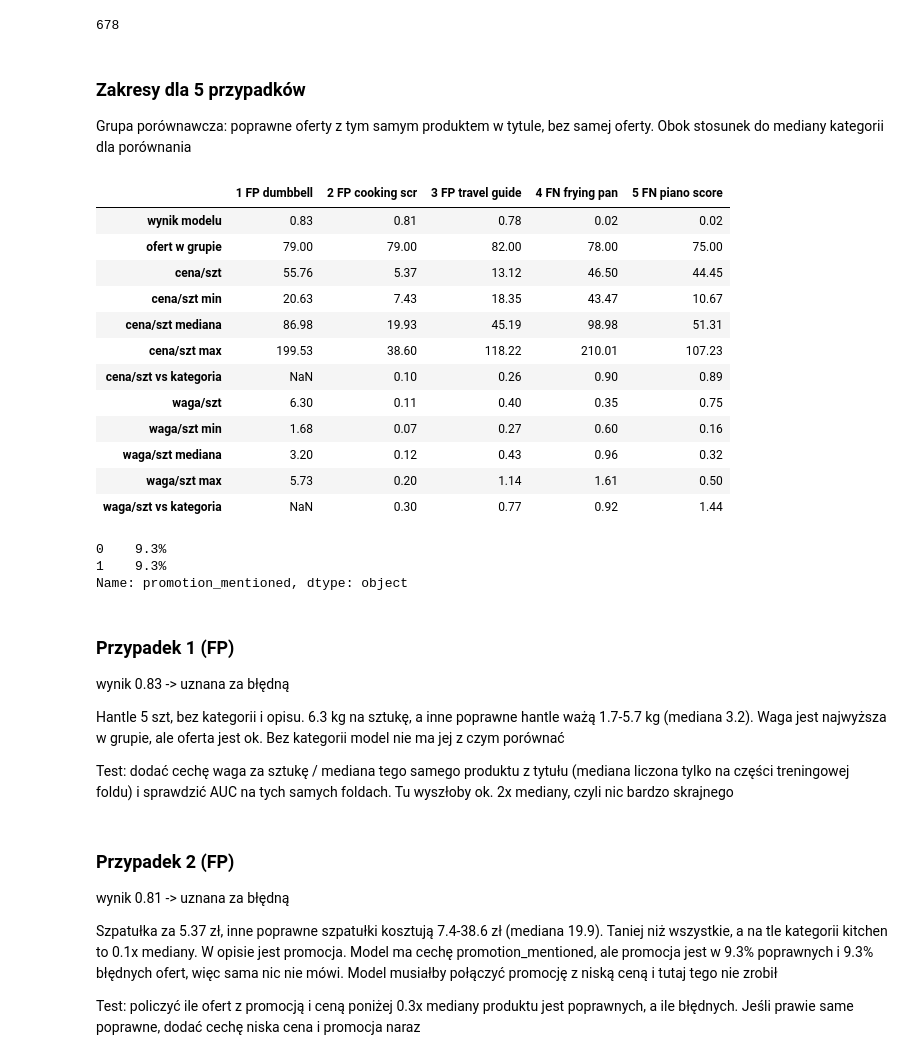
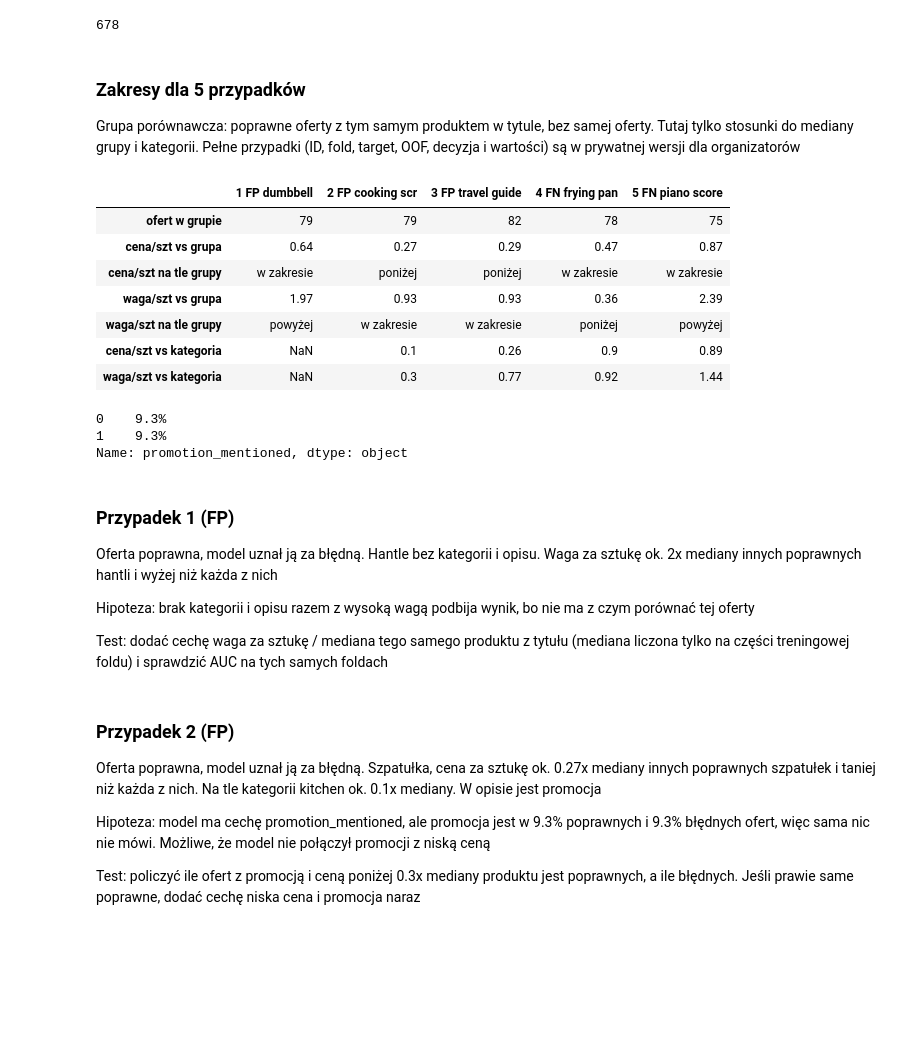
Before and after one commit to KrystianRodziewicz/catalogue-errors, a Jupyter notebook: notebooks/eda.ipynb, the cells around one changed output. Saved outputs shown, nothing was run; the diff lists cells and outputs as text; code cells hidden in the pictures; blank space fills up the shorter version.

```diff
--- a/notebooks/eda.ipynb
+++ b/notebooks/eda.ipynb
@@ -388,46 +390,57 @@ len(fn)
 # %% [markdown]
 ### Zakresy dla 5 przypadków
 
-Grupa porównawcza: poprawne oferty z tym samym produktem w tytule, bez samej oferty. Obok stosunek do mediany kategorii dla porównania
+Grupa porównawcza: poprawne oferty z tym samym produktem w tytule, bez samej oferty. Tutaj tylko stosunki do mediany grupy i kategorii. Pełne przypadki (ID, fold, target, OOF, decyzja i wartości) są w prywatnej wersji dla organizatorów
 # %%
 # grupa porównawcza: poprawne oferty z tym samym produktem w tytule (bez samej oferty)
 title = train["title"].str.lower().str.split().str.join(" ")
 # cooking scr bo w tytułach jest literówka scrper
 cases = {"1 FP": (fp.iloc[0], "dumbbell"), "2 FP": (fp.iloc[1], "cooking scr"), "3 FP": (fp.iloc[2], "travel guide"),
          "4 FN": (fn.iloc[0], "frying pan"), "5 FN": (fn.iloc[1], "piano score")}
-ranges = {}
+
+
+def where(value, group):
+    if value < group.min():
+        return "poniżej"
+    if value > group.max():
+        return "powyżej"
+    return "w zakresie"
+
+
+public, private = {}, {}
 for name, (case, product) in cases.items():
     offer = train[train["id"] == case["id"]].iloc[0]
     group = train[(train["target"] == 0) & title.str.contains(product, na=False) & (train["id"] != case["id"])]
-    ranges[f"{name} {product}"] = {
-        "wynik modelu": case["prediction"],
+    price, weight = group["price_per_item"], group["weight_per_item"]
+    public[f"{name} {product}"] = {
         "ofert w grupie": len(group),
-        "cena/szt": offer["price_per_item"],
-        "cena/szt min": group["price_per_item"].min(),
-        "cena/szt mediana": group["price_per_item"].median(),
-        "cena/szt max": group["price_per_item"].max(),
-        "cena/szt vs kategoria": offer["item_price_vs_category"],
-        "waga/szt": offer["weight_per_item"],
-        "waga/szt min": group["weight_per_item"].min(),
-        "waga/szt mediana": group["weight_per_item"].median(),
-        "waga/szt max": group["weight_per_item"].max(),
-        "waga/szt vs kategoria": offer["item_weight_vs_category"],
+        "cena/szt vs grupa": round(offer["price_per_item"] / price.median(), 2),
+        "cena/szt na tle grupy": where(offer["price_per_item"], price),
+        "waga/szt vs grupa": round(offer["weight_per_item"] / weight.median(), 2),
+        "waga/szt na tle grupy": where(offer["weight_per_item"], weight),
+        "cena/szt vs kategoria": round(offer["item_price_vs_category"], 2),
+        "waga/szt vs kategoria": round(offer["item_weight_vs_category"], 2),
     }
-pd.DataFrame(ranges).round(2)
+    private[f"{name} {product}"] = {
+        "id": case["id"], "fold": case["fold"], "target": case["target"],
+        "oof": round(case["prediction"], 3), "decyzja": case["decision"],
+        "cena/szt": round(offer["price_per_item"], 2),
+        "cena/szt grupa min mediana max": f"{price.min():.2f} {price.median():.2f} {price.max():.2f}",
+        "waga/szt": round(offer["weight_per_item"], 3),
+        "waga/szt grupa min mediana max": f"{weight.min():.3f} {weight.median():.3f} {weight.max():.3f}",
+    }
+if SHOW_EXAMPLES:
+    display(pd.DataFrame(private))
+pd.DataFrame(public)
 # %% [output]
 |  | 1 FP dumbbell | 2 FP cooking scr | 3 FP travel guide | 4 FN frying pan | 5 FN piano score |
-| wynik modelu | 0.83 | 0.81 | 0.78 | 0.02 | 0.02 |
-| ofert w grupie | 79.00 | 79.00 | 82.00 | 78.00 | 75.00 |
-| cena/szt | 55.76 | 5.37 | 13.12 | 46.50 | 44.45 |
-| cena/szt min | 20.63 | 7.43 | 18.35 | 43.47 | 10.67 |
-| cena/szt mediana | 86.98 | 19.93 | 45.19 | 98.98 | 51.31 |
-| cena/szt max | 199.53 | 38.60 | 118.22 | 210.01 | 107.23 |
-| cena/szt vs kategoria | NaN | 0.10 | 0.26 | 0.90 | 0.89 |
-| waga/szt | 6.30 | 0.11 | 0.40 | 0.35 | 0.75 |
-| waga/szt min | 1.68 | 0.07 | 0.27 | 0.60 | 0.16 |
-| waga/szt mediana | 3.20 | 0.12 | 0.43 | 0.96 | 0.32 |
-| waga/szt max | 5.73 | 0.20 | 1.14 | 1.61 | 0.50 |
-| waga/szt vs kategoria | NaN | 0.30 | 0.77 | 0.92 | 1.44 |
+| ofert w grupie | 79 | 79 | 82 | 78 | 75 |
+| cena/szt vs grupa | 0.64 | 0.27 | 0.29 | 0.47 | 0.87 |
+| cena/szt na tle grupy | w zakresie | poniżej | poniżej | w zakresie | w zakresie |
+| waga/szt vs grupa | 1.97 | 0.93 | 0.93 | 0.36 | 2.39 |
+| waga/szt na tle grupy | powyżej | w zakresie | w zakresie | poniżej | powyżej |
+| cena/szt vs kategoria | NaN | 0.1 | 0.26 | 0.9 | 0.89 |
+| waga/szt vs kategoria | NaN | 0.3 | 0.77 | 0.92 | 1.44 |
 # %%
 # promocja w poprawnych i błędnych ofertach (cecha z tree_v2)
 x["promotion_mentioned"].groupby(y).mean().map("{:.1%}".format)
@@ -438,17 +451,17 @@ Name: promotion_mentioned, dtype: object
 # %% [markdown]
 ### Przypadek 1 (FP)
 
-wynik 0.83 -> uznana za błędną
+Oferta poprawna, model uznał ją za błędną. Hantle bez kategorii i opisu. Waga za sztukę ok. 2x mediany innych poprawnych hantli i wyżej niż każda z nich
 
-Hantle 5 szt, bez kategorii i opisu. 6.3 kg na sztukę, a inne poprawne hantle ważą 1.7-5.7 kg (mediana 3.2). Waga jest najwyższa w grupie, ale oferta jest ok. Bez kategorii model nie ma jej z czym porównać
+Hipoteza: brak kategorii i opisu razem z wysoką wagą podbija wynik, bo nie ma z czym porównać tej oferty
 
-Test: dodać cechę waga za sztukę / mediana tego samego produktu z tytułu (mediana liczona tylko na części treningowej foldu) i sprawdzić AUC na tych samych foldach. Tu wyszłoby ok. 2x mediany, czyli nic bardzo skrajnego
+Test: dodać cechę waga za sztukę / mediana tego samego produktu z tytułu (mediana liczona tylko na części treningowej foldu) i sprawdzić AUC na tych samych foldach
 # %% [markdown]
 ### Przypadek 2 (FP)
 
-wynik 0.81 -> uznana za błędną
+Oferta poprawna, model uznał ją za błędną. Szpatułka, cena za sztukę ok. 0.27x mediany innych poprawnych szpatułek i taniej niż każda z nich. Na tle kategorii kitchen ok. 0.1x mediany. W opisie jest promocja
 
-Szpatułka za 5.37 zł, inne poprawne szpatułki kosztują 7.4-38.6 zł (mediana 19.9). Taniej niż wszystkie, a na tle kategorii kitchen to 0.1x mediany. W opisie jest promocja. Model ma cechę promotion_mentioned, ale promocja jest w 9.3% poprawnych i 9.3% błędnych ofert, więc sama nic nie mówi. Model musiałby połączyć promocję z niską ceną i tutaj tego nie zrobił
+Hipoteza: model ma cechę promotion_mentioned, ale promocja jest w 9.3% poprawnych i 9.3% błędnych ofert, więc sama nic nie mówi. Możliwe, że model nie połączył promocji z niską ceną
 
 Test: policzyć ile ofert z promocją i ceną poniżej 0.3x mediany produktu jest poprawnych, a ile błędnych. Jeśli prawie same poprawne, dodać cechę niska cena i promocja naraz
 # %% [markdown]
```
Also changed, not shown: parts of 8 cells of this notebook, 1 other file.
